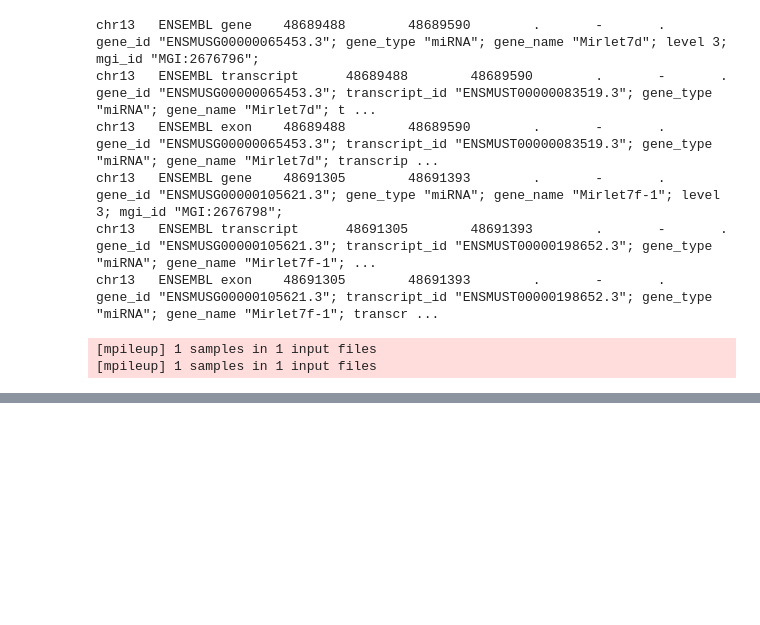
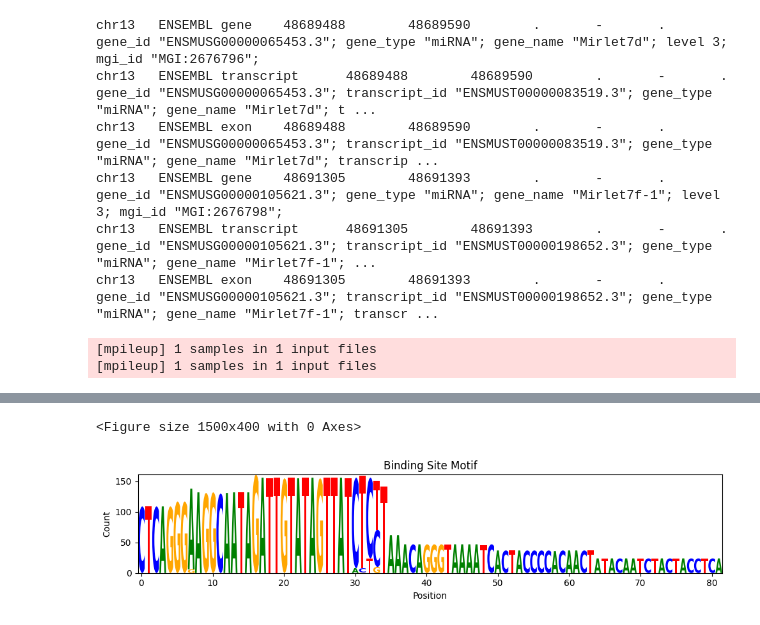
Before and after one commit to khs1119/lin28a-clip-seq, a Jupyter notebook: CoLab_TermProj_2025_3.ipynb, the cells around one changed output, grey strips where cells are left out. Cells and saved outputs as stored; diff of their text form; code cells hidden in the pictures; blank space fills up the shorter version.

```diff
--- a/CoLab_TermProj_2025_3.ipynb
+++ b/CoLab_TermProj_2025_3.ipynb
@@ -427,0 +452,25 @@ for miRNA in ['let7d', 'let7f-1']:
+# %%
+import pandas as pd
+import matplotlib.pyplot as plt
+import logomaker
+from collections import Counter
+
+filtered = pileup[pileup['bases'].str.len() > 0]
+
+position_freqs = []
+for idx, row in filtered.iterrows():
+    counts = Counter(row['bases'].upper())
+    base_counts = {base: counts.get(base, 0) for base in 'ATGC'}
+    position_freqs.append(base_counts)
+
+pfm = pd.DataFrame(position_freqs).fillna(0).astype(int)
+
+plt.figure(figsize=(15, 4))
+logomaker.Logo(pfm, color_scheme='classic', shade_below=.5)
+plt.title("Binding Site Motif")
+plt.xlabel("Position")
+plt.ylabel("Count")
+plt.tight_layout()
+# %% [output]
+<Figure size 1500x400 with 0 Axes>
+[figure, added]
```
Also changed, not shown: parts of 8 cells of this notebook.
